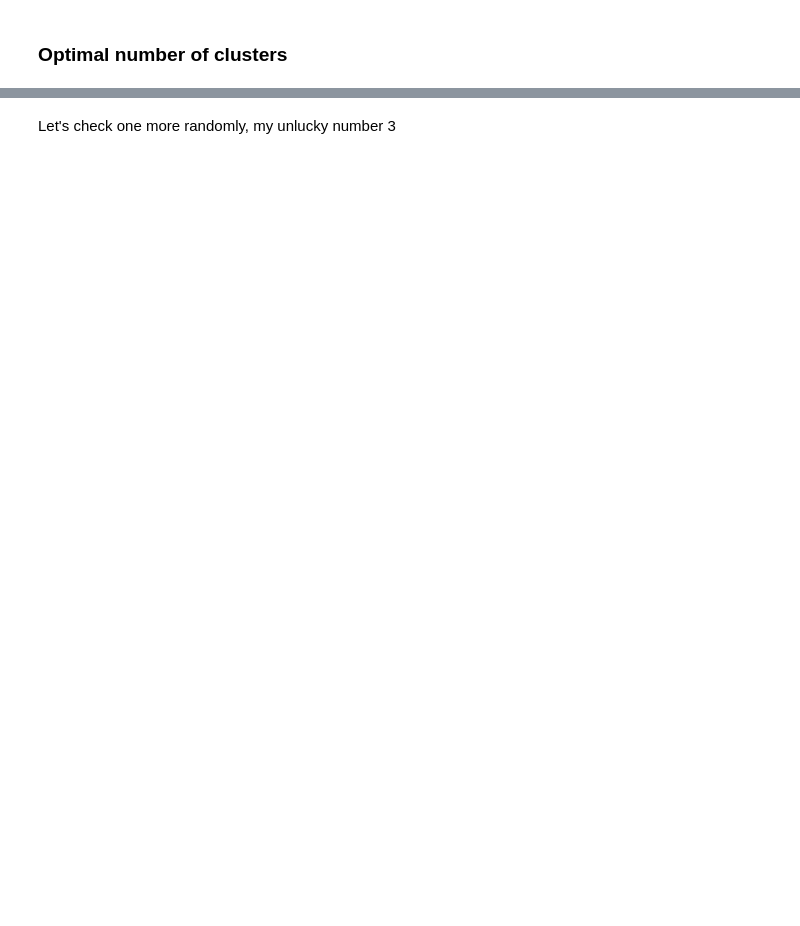
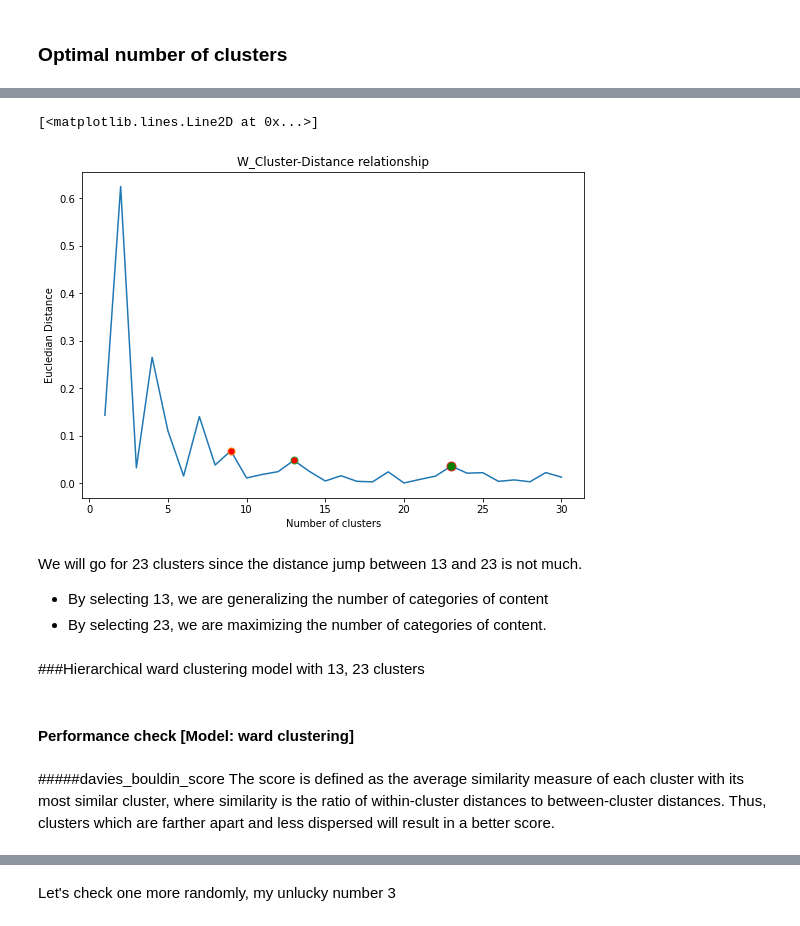
Before and after one commit to RoshanJamthe/NETFLIX-MOVIES-AND-TV-SHOWS-CLUSTERING, a Jupyter notebook: NETFLIX_MOVIES_AND_TV_SHOWS_CLUSTERING.ipynb, the cells around one changed output, grey strips where cells are left out. Drawn from its saved outputs; the diff is of its cells as text; code cells hidden in the pictures; blank space fills up the shorter version.

```diff
--- a/NETFLIX_MOVIES_AND_TV_SHOWS_CLUSTERING.ipynb
+++ b/NETFLIX_MOVIES_AND_TV_SHOWS_CLUSTERING.ipynb
@@ -1311,4 +1118,0 @@ content['cluster'] = k_clusters
-# %%
-# Get number of movies in each cluster
-for i in range(content['cluster'].nunique()):
-  print('cluster{} has {} content'.format(i,content[content['cluster']==i]['title'].count()))
@@ -1418,0 +1122,3 @@ cluster_series[14]  # I'm expecting documentry, drama content from #blackaf and
+# %%
+# generate the linkage matrix
+ward_cluster = linkage(sparse_df, 'ward')
@@ -1418,0 +1253,10 @@ cluster_series[14]  # I'm expecting documentry, drama content from #blackaf and
+# %%
+# Reverse the order
+temp_distances = ward_cluster[-35:,2][::-1]
+jump = []  # The difference will be saved in this list
+# Iterate through the list of distances
+for i in range(30):
+  jump.append(temp_distances[i]-temp_distances[i+1]) # Append the distance difference between current and next distance
+
+# Get the distance jump list
+jump
@@ -1418,0 +1315,22 @@ cluster_series[14]  # I'm expecting documentry, drama content from #blackaf and
+# %%
+# Get plot of distances and their respective no. of clusters (i.e. indices+1)
+plt.figure(figsize=(9,6))
+sns.lineplot(x=range(1,len(jump)+1), y=jump, markers=True)
+plt.xlabel('Number of clusters')
+plt.ylabel('Eucledian Distance')
+plt.title('W_Cluster-Distance relationship')
+
+# Plot some considerable points
+plt.plot(9,0.068140454587025,marker="o", markerfacecolor="red",markersize=7)
+plt.plot(13,0.0480687022641324,marker="o", markerfacecolor="red",markersize=7)
+plt.plot(23,0.03613977456024431,marker="o", markerfacecolor="green",markersize=9)
+# %% [output]
+[<matplotlib.lines.Line2D at 0x...>]
+[figure, added]
+# %% [markdown]
+We will go for 23 clusters since the distance jump between 13 and 23 is not much.
+
+* By selecting 13, we are generalizing the number of categories of content
+* By selecting 23, we are maximizing the number of categories of content.
+# %% [markdown]
+###Hierarchical ward clustering model with 13, 23 clusters
@@ -1418,0 +1348,5 @@ cluster_series[14]  # I'm expecting documentry, drama content from #blackaf and
+# %% [markdown]
+#### Performance check [Model: ward clustering]
+# %% [markdown]
+#####davies_bouldin_score
+The score is defined as the average similarity measure of each cluster with its most similar cluster, where similarity is the ratio of within-cluster distances to between-cluster distances. Thus, clusters which are farther apart and less dispersed will result in a better score.
```
Also changed, not shown: parts of 87 cells of this notebook.
